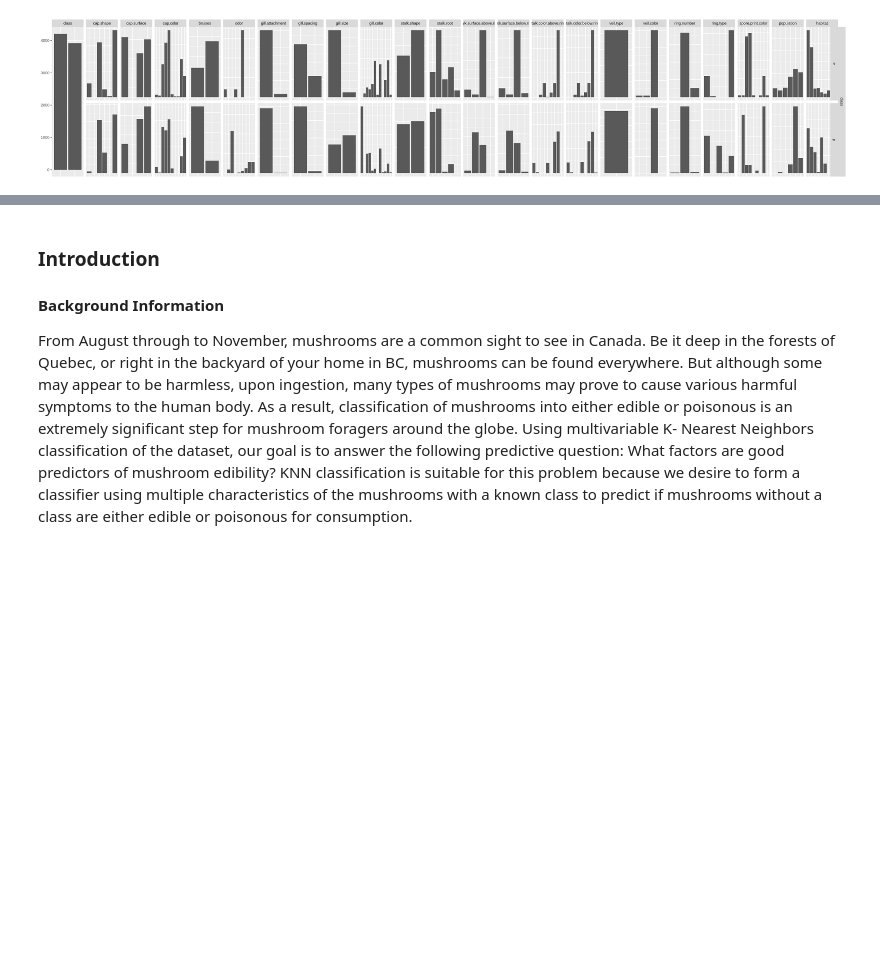
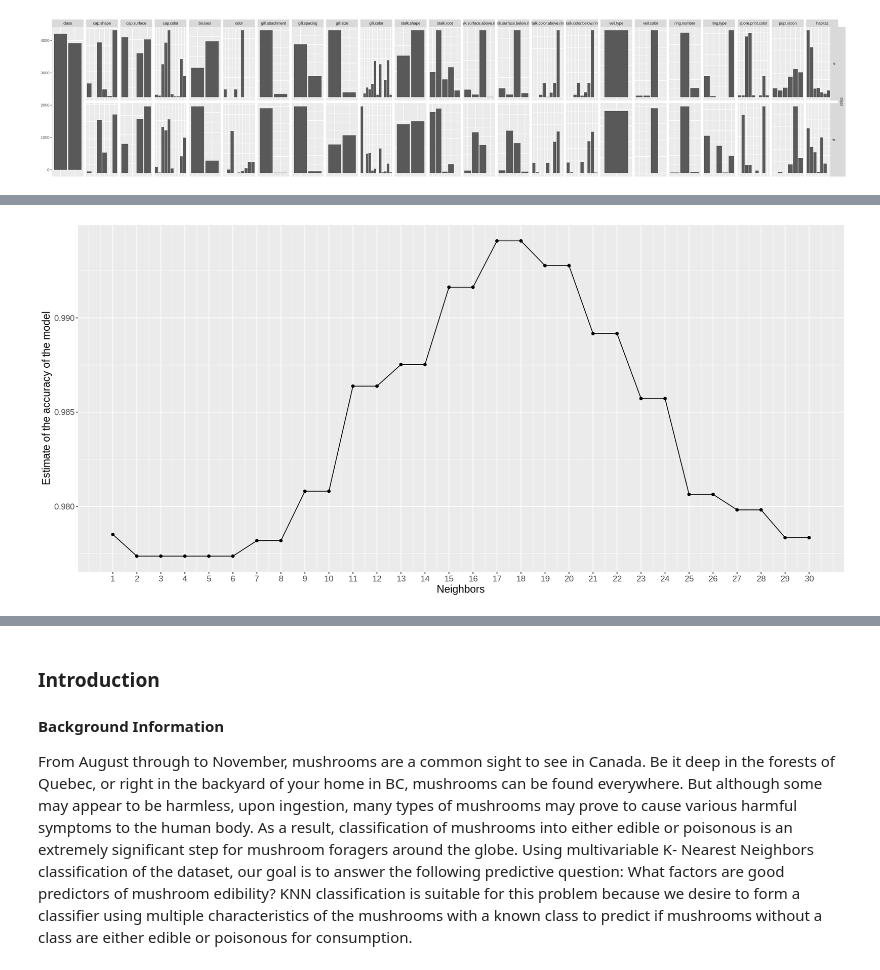
Before and after one commit to alexcw-5/DSCI-100-Group-Project, a Jupyter notebook: Report.ipynb, the cells around one changed output, grey strips where cells are left out. Drawn from its saved outputs; the diff is of its cells as text; code cells hidden in the pictures; blank space fills up the shorter version.

Commit message:
Edited Report.ipynb
Added code for creating the model and checking it's accuracy with the testing set.

```diff
--- a/Report.ipynb
+++ b/Report.ipynb
@@ -112,0 +126,23 @@ Did you mean `limits = factor(...)` or `scale_*_continuous()`?”
+# %%
+# creating the workflow of the model
+ms_recipe <- recipe(class ~ gill.color + ring.type + odor + habitat + stalk.color.below.ring, data = train)
+
+ms_spec <- nearest_neighbor(weight_func = "rectangular", neighbors = tune()) %>%
+  set_engine("kknn") %>%
+  set_mode("classification")
+
+#!!! v values and vals value range still not final !!!
+
+# we use 10 vfolds and not a value as low as 5 for example, as the training set has ~6k rows and each fold would be too large otherwise
+ms_vfold <- vfold_cv(train, v = 10, strata = class)
+# we use a large range of values as the number of data points in the dataset are ~6k, so small values may not cover enough of the dataset
+vals <- tibble(neighbors = seq(from = 1, to = 30, by = 1))
+
+ms_workflow <- workflow() %>%
+  add_recipe(ms_recipe) %>%
+  add_model(ms_spec) %>%
+  tune_grid(resamples = ms_vfold, grid = vals)
+accuracy <- ms_workflow %>%
+            collect_metrics() %>%
+            filter(.metric=="accuracy")
+accuracy
@@ -112,0 +169,11 @@ Did you mean `limits = factor(...)` or `scale_*_continuous()`?”
+# %%
+#to find which k results in the more accurate model
+compare_k_acc <- ggplot(accuracy, aes(x = neighbors, y = mean)) +
+  geom_point() +
+  geom_line() +
+  labs(x = "Neighbors", y = "Estimate of the accuracy of the model") +
+  theme(text = element_text(size = 14)) +
+  scale_x_continuous(breaks = seq(1, 30, by = 1))
+compare_k_acc
+# %% [output]
+[figure, added]
```
Also changed, not shown: parts of 5 cells of this notebook.
